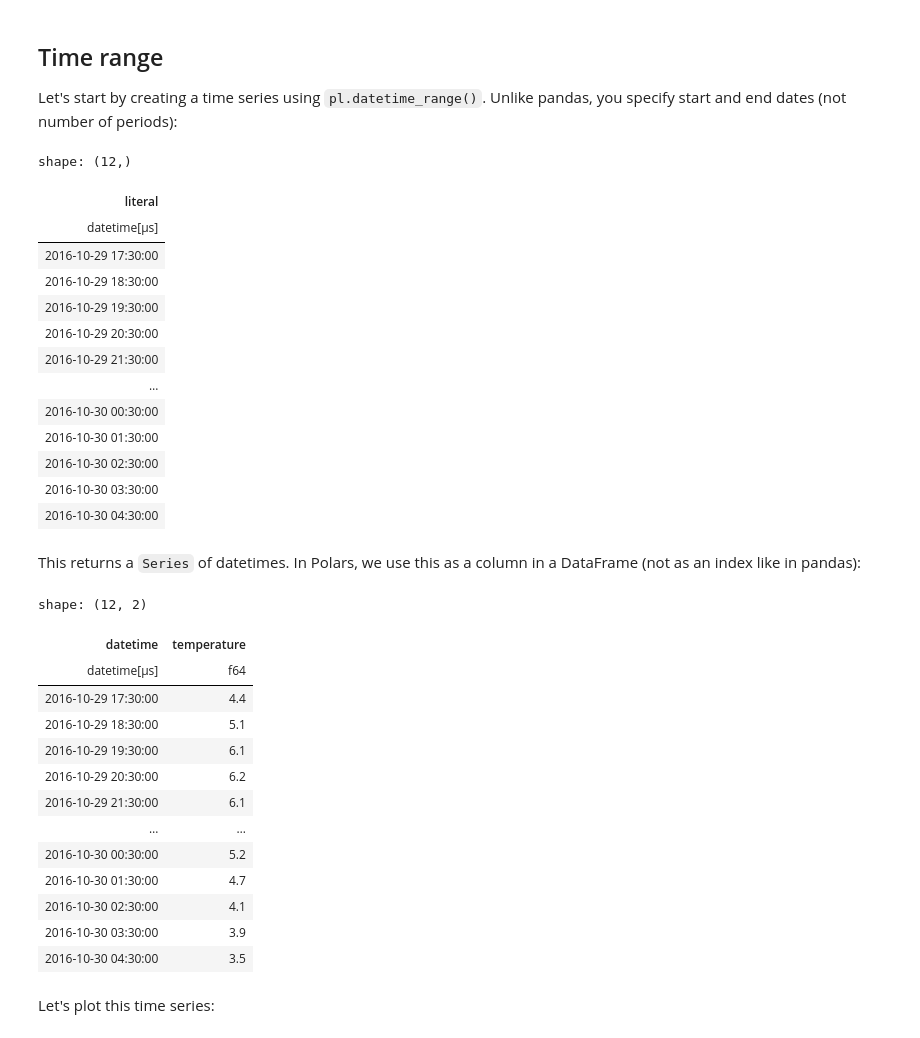
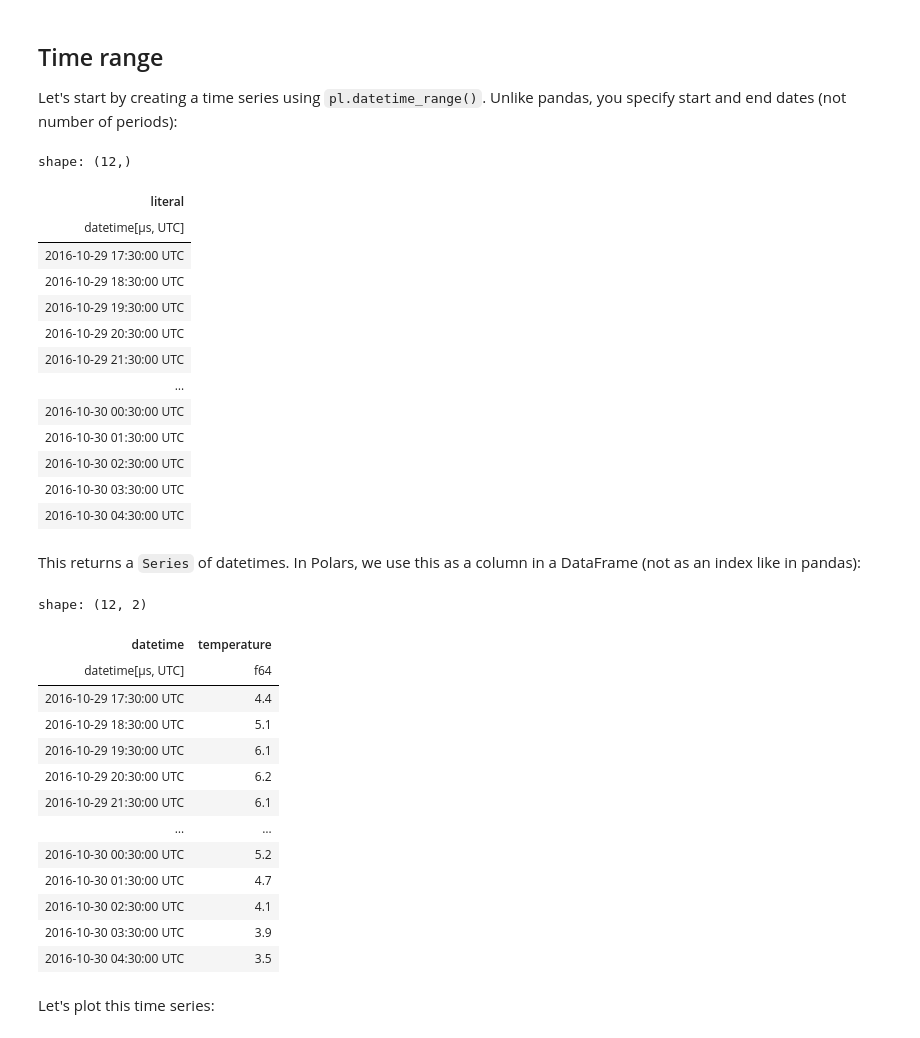
Before and after one commit to PGupta-Git/handson-mlp, a Jupyter notebook: tools_polars.ipynb, the cells around one changed output. Saved outputs shown, nothing was run; the diff lists cells and outputs as text; code cells hidden in the pictures.

```diff
--- a/tools_polars.ipynb
+++ b/tools_polars.ipynb
@@ -323,28 +325,28 @@ Many datasets have timestamps, and Polars provides excellent support for tempora
 ## Time range
 Let's start by creating a time series using `pl.datetime_range()`. Unlike pandas, you specify start and end dates (not number of periods):
 # %%
-from datetime import datetime, timedelta
+from datetime import UTC, datetime, timedelta
 
-start = datetime(2016, 10, 29, 17, 30)
+start = datetime(2016, 10, 29, 17, 30, tzinfo=UTC)
 end = start + timedelta(hours=11)
 
 dates = pl.datetime_range(start, end, interval="1h", eager=True)
 dates
 # %% [output]
 shape: (12,)
 | literal |
-| datetime[μs] |
-| 2016-10-29 17:30:00 |
-| 2016-10-29 18:30:00 |
-| 2016-10-29 19:30:00 |
-| 2016-10-29 20:30:00 |
-| 2016-10-29 21:30:00 |
+| datetime[μs, UTC] |
+| 2016-10-29 17:30:00 UTC |
+| 2016-10-29 18:30:00 UTC |
+| 2016-10-29 19:30:00 UTC |
+| 2016-10-29 20:30:00 UTC |
+| 2016-10-29 21:30:00 UTC |
 | … |
-| 2016-10-30 00:30:00 |
-| 2016-10-30 01:30:00 |
-| 2016-10-30 02:30:00 |
-| 2016-10-30 03:30:00 |
-| 2016-10-30 04:30:00 |
+| 2016-10-30 00:30:00 UTC |
+| 2016-10-30 01:30:00 UTC |
+| 2016-10-30 02:30:00 UTC |
+| 2016-10-30 03:30:00 UTC |
+| 2016-10-30 04:30:00 UTC |
 # %% [markdown]
 This returns a `Series` of datetimes. In Polars, we use this as a column in a DataFrame (not as an index like in pandas):
 # %%
@@ -354,18 +356,18 @@ temp_df
 # %% [output]
 shape: (12, 2)
 | datetime | temperature |
-| datetime[μs] | f64 |
-| 2016-10-29 17:30:00 | 4.4 |
-| 2016-10-29 18:30:00 | 5.1 |
-| 2016-10-29 19:30:00 | 6.1 |
-| 2016-10-29 20:30:00 | 6.2 |
-| 2016-10-29 21:30:00 | 6.1 |
+| datetime[μs, UTC] | f64 |
+| 2016-10-29 17:30:00 UTC | 4.4 |
+| 2016-10-29 18:30:00 UTC | 5.1 |
+| 2016-10-29 19:30:00 UTC | 6.1 |
+| 2016-10-29 20:30:00 UTC | 6.2 |
+| 2016-10-29 21:30:00 UTC | 6.1 |
 | … | … |
-| 2016-10-30 00:30:00 | 5.2 |
-| 2016-10-30 01:30:00 | 4.7 |
-| 2016-10-30 02:30:00 | 4.1 |
-| 2016-10-30 03:30:00 | 3.9 |
-| 2016-10-30 04:30:00 | 3.5 |
+| 2016-10-30 00:30:00 UTC | 5.2 |
+| 2016-10-30 01:30:00 UTC | 4.7 |
+| 2016-10-30 02:30:00 UTC | 4.1 |
+| 2016-10-30 03:30:00 UTC | 3.9 |
+| 2016-10-30 04:30:00 UTC | 3.5 |
 # %% [markdown]
 Let's plot this time series:
 # %%
```
Also changed, not shown: parts of 62 cells of this notebook, 1 other file.
